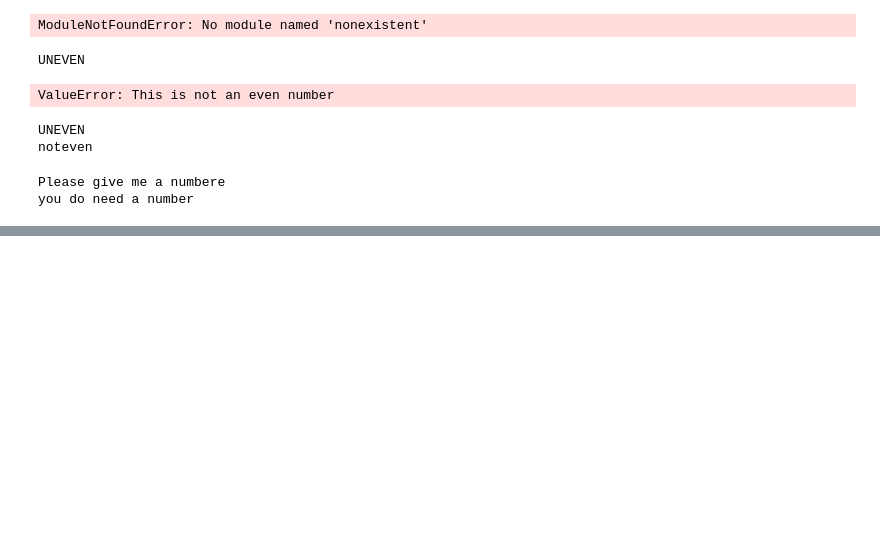
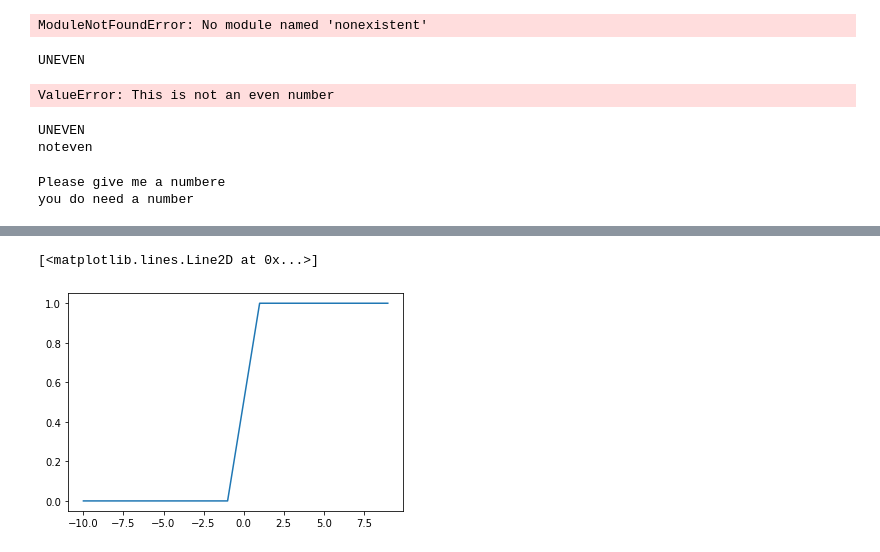
Before and after one commit to thomas-cares/data-pt-ber-08-20, a Jupyter notebook: practice/codealong.ipynb, the cells around one changed output, grey strips where cells are left out. Drawn from its saved outputs; the diff is of its cells as text; code cells hidden in the pictures; blank space fills up the shorter version.

```diff
--- a/practice/codealong.ipynb
+++ b/practice/codealong.ipynb
@@ -2342,0 +2466,5 @@ you do need a number
+# %%
+plt.plot(numrange, bern.cdf(numrange))
+# %% [output]
+[<matplotlib.lines.Line2D at 0x...>]
+[figure, added]
```
Also changed, not shown: parts of 52 cells of this notebook, 16 other files.
